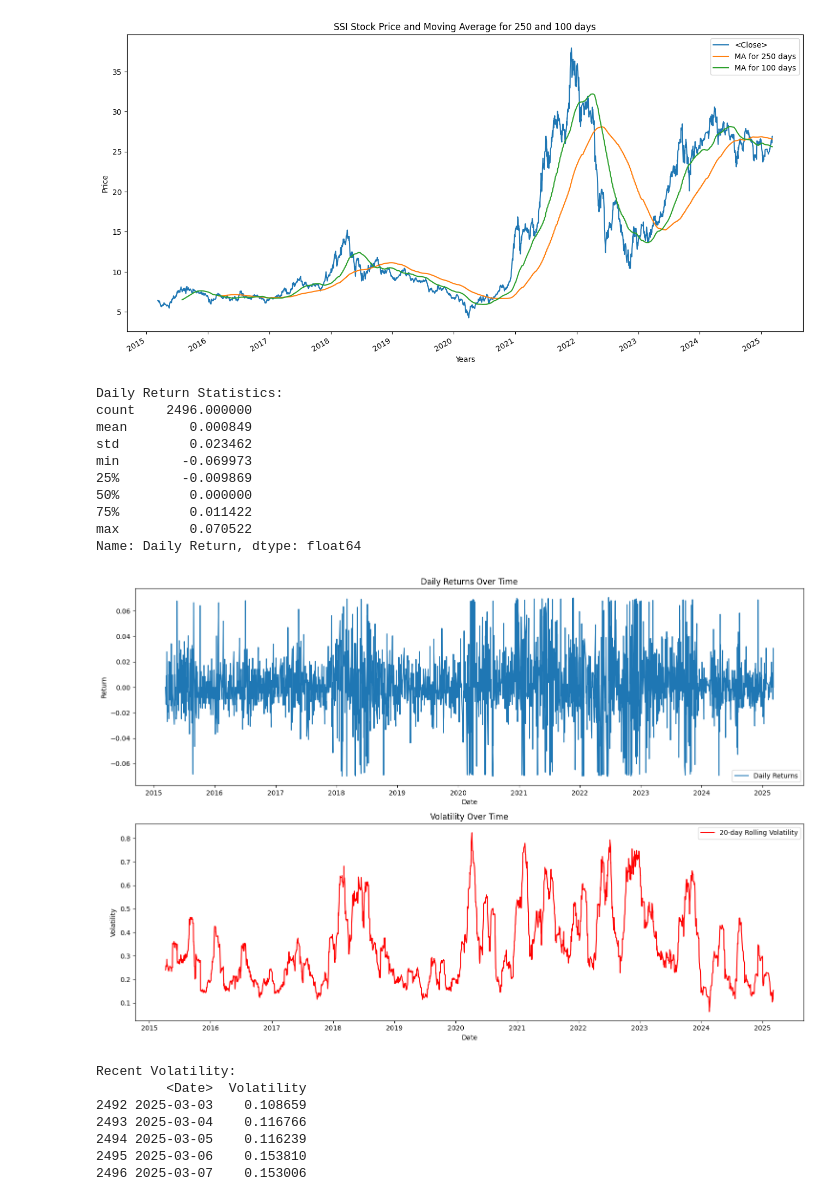
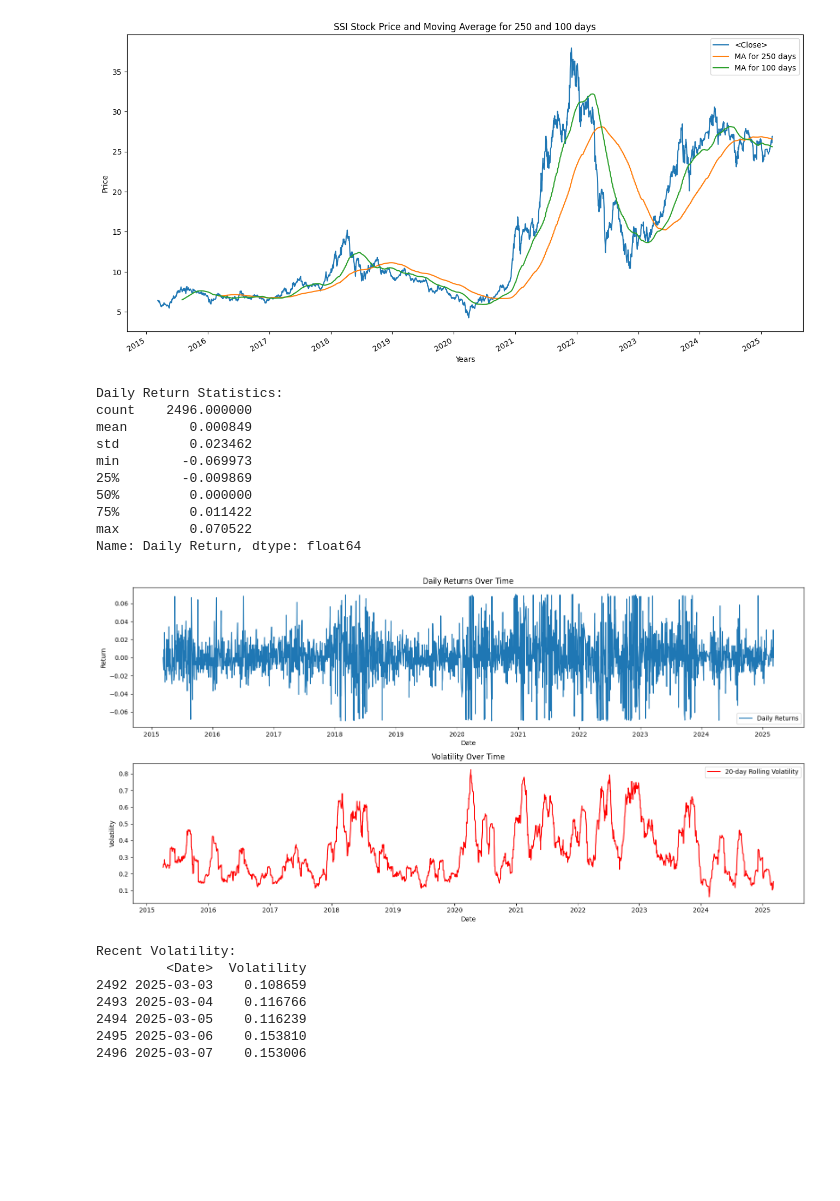
Before and after one commit to merryannequinn/Algorithmic-Trading, a Jupyter notebook: lstm-model-prediction.ipynb, the cells around one changed output. Saved outputs shown, nothing was run; the diff lists cells and outputs as text; code cells hidden in the pictures; blank space fills up the shorter version.

```diff
--- a/lstm-model-prediction.ipynb
+++ b/lstm-model-prediction.ipynb
@@ -115,7 +115,7 @@ df['Rolling Std'] = df['<Close>'].rolling(window=window).std()
 df['Volatility'] = df['Daily Return'].rolling(window=window).std() * np.sqrt(252)  # Annualized volatility
 
 # Plot Daily Returns and Volatility
-plt.figure(figsize=(15, 10))
+plt.figure(figsize=(16, 8))
 
 # Daily Returns subplot
 plt.subplot(2, 1, 1)
@@ -123,34 +123,34 @@ plt.plot(df['<Date>'], df['Daily Return'], label='Daily Returns')
 plt.title('Daily Returns Over Time')
 plt.xlabel('Date')
 plt.ylabel('Return')
 plt.legend()
 
 # Volatility subplot
 plt.subplot(2, 1, 2)
 plt.plot(df['<Date>'], df['Volatility'], label='20-day Rolling Volatility', color='red')
 plt.title('Volatility Over Time')
 plt.xlabel('Date')
 plt.ylabel('Volatility')
 plt.legend()
 
 plt.tight_layout()
 plt.show()
 
 # Print recent volatility
 print("\nRecent Volatility:")
 print(df[['<Date>', 'Volatility']].tail())
 # %% [output]
 Daily Return Statistics:
 count    2496.000000
 mean        0.000849
 std         0.023462
 min        -0.069973
 25%        -0.009869
 50%         0.000000
 75%         0.011422
 max         0.070522
 Name: Daily Return, dtype: float64
-[figure, old version]
+[figure, new version]
 Recent Volatility:
          <Date>  Volatility
 2492 2025-03-03    0.108659
```
Also changed, not shown: parts of 1 cell of this notebook.
